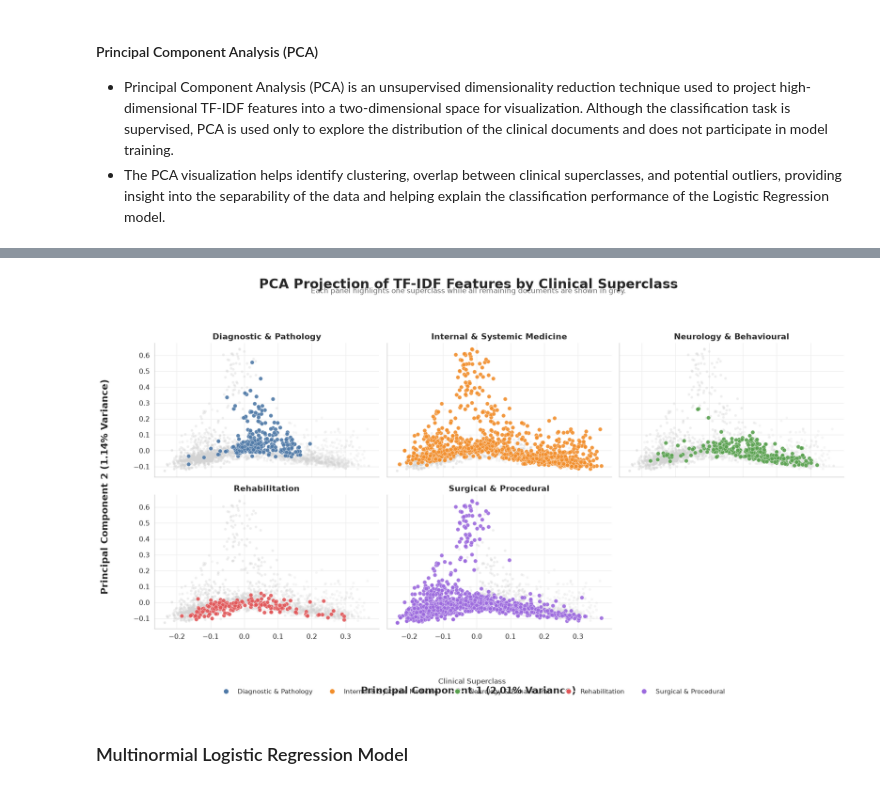
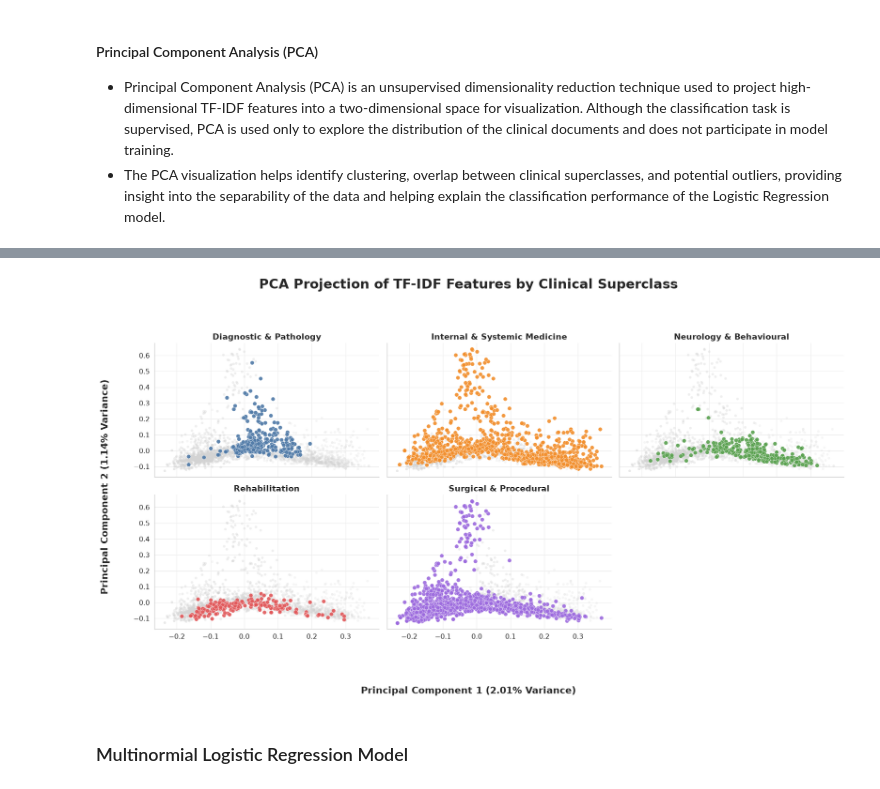
Before and after one commit to Simon-Kimanzi/Eneza-Data-Science-Residential-training-2026, a Jupyter notebook: project_5/src/tfidf_dim_red.ipynb, the cells around one changed output, grey strips where cells are left out. Cells and saved outputs as stored; diff of their text form; code cells hidden in the pictures.

```diff
--- a/project_5/src/tfidf_dim_red.ipynb
+++ b/project_5/src/tfidf_dim_red.ipynb
@@ -622,43 +568,43 @@ fig.suptitle(
 # )
 
 # -------------------------------------------------------
 # Shared legend
 # -------------------------------------------------------
 handles = [
     plt.Line2D(
         [0],
         [0],
         marker='o',
         color='w',
         markerfacecolor=palette[c],
         markeredgecolor="white",
         markersize=9,
         label=c.replace("\n"," ")
     )
     for c in classes
 ]
 
-fig.legend(
-    handles=handles,
-    loc="lower center",
-    ncol=5,
-    frameon=False,
-    fontsize=11,
-    title="Clinical Superclass",
-    title_fontsize=12
-)
+# fig.legend(
+#     handles=handles,
+#     loc="upper center",
+#     ncol=5,
+#     frameon=False,
+#     fontsize=11,
+#     title="Clinical Superclass",
+#     title_fontsize=12
+# )
 
 plt.tight_layout(rect=[0.03,0.08,1,0.93])
 
 plt.savefig(
     "../plots/PCA_Faceted_Clinical_Superclasses.png",
     dpi=600,
     bbox_inches="tight"
 )
 
 plt.show()
 # %% [output]
-[figure, old version]
+[figure, new version]
 # %% [markdown]
 ### Multinormial Logistic Regression Model
 # %%
```
Also changed, not shown: parts of 2 cells of this notebook, 1 other file.
